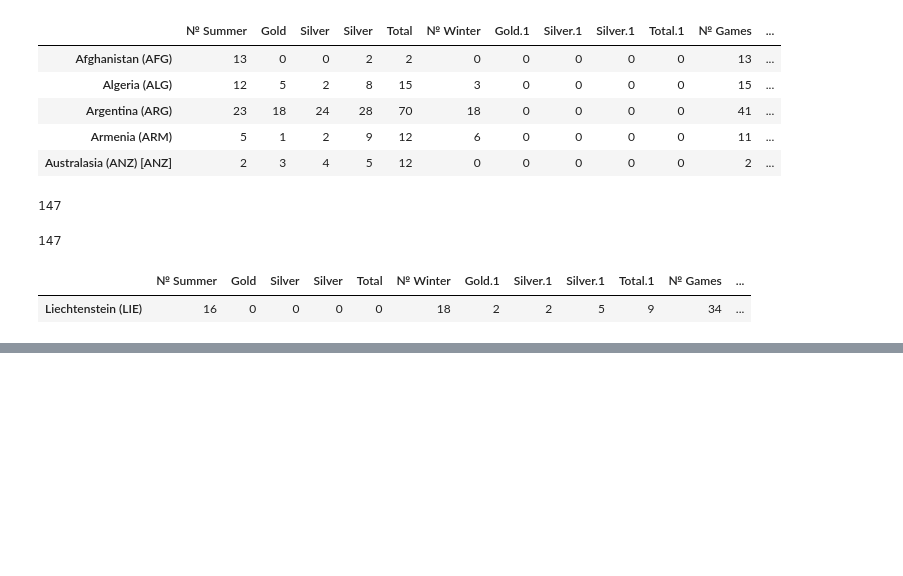
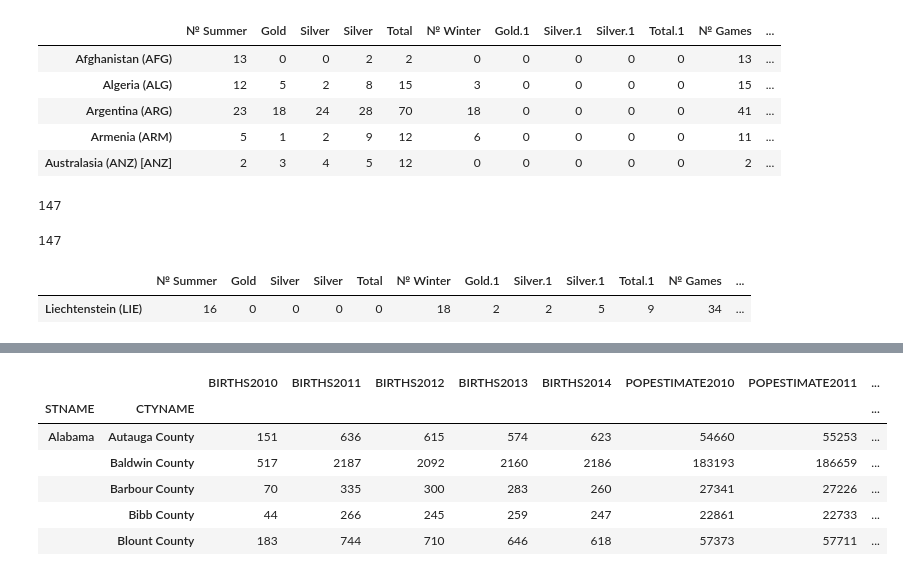
Before and after one commit to jeesaugustine/basic_introduction_to_numpy, a Jupyter notebook: pandas.ipynb, the cells around one changed output, grey strips where cells are left out. Cells and saved outputs as stored; diff of their text form; code cells hidden in the pictures; blank space fills up the shorter version.

```diff
--- a/pandas.ipynb
+++ b/pandas.ipynb
@@ -356,0 +383,2 @@ Name: Name, dtype: object
+# %%
+df1 = df[df['SUMLEV'] == 50]
@@ -356,0 +395,17 @@ Name: Name, dtype: object
+# %%
+col_to_keep = ['STNAME',
+               'CTYNAME',
+               'BIRTHS2010',
+               'BIRTHS2011',
+               'BIRTHS2012',
+               'BIRTHS2013',
+               'BIRTHS2014',
+               'POPESTIMATE2010',
+               'POPESTIMATE2011',
+               'POPESTIMATE2012',
+               'POPESTIMATE2013',
+               'POPESTIMATE2014',
+               'POPESTIMATE2015',
+]
+# %%
+df = df1[col_to_keep]
@@ -356,0 +421,11 @@ Name: Name, dtype: object
+# %%
+df = df.set_index(['STNAME', 'CTYNAME'])
+df.head()
+# %% [output]
+|  |  | BIRTHS2010 | BIRTHS2011 | BIRTHS2012 | BIRTHS2013 | BIRTHS2014 | POPESTIMATE2010 | POPESTIMATE2011 | ... |
+| STNAME | CTYNAME |  |  |  |  |  |  |  | ... |
+| Alabama | Autauga County | 151 | 636 | 615 | 574 | 623 | 54660 | 55253 | ... |
+|  | Baldwin County | 517 | 2187 | 2092 | 2160 | 2186 | 183193 | 186659 | ... |
+|  | Barbour County | 70 | 335 | 300 | 283 | 260 | 27341 | 27226 | ... |
+|  | Bibb County | 44 | 266 | 245 | 259 | 247 | 22861 | 22733 | ... |
+|  | Blount County | 183 | 744 | 710 | 646 | 618 | 57373 | 57711 | ... |
```
Also changed, not shown: parts of 23 cells of this notebook.
